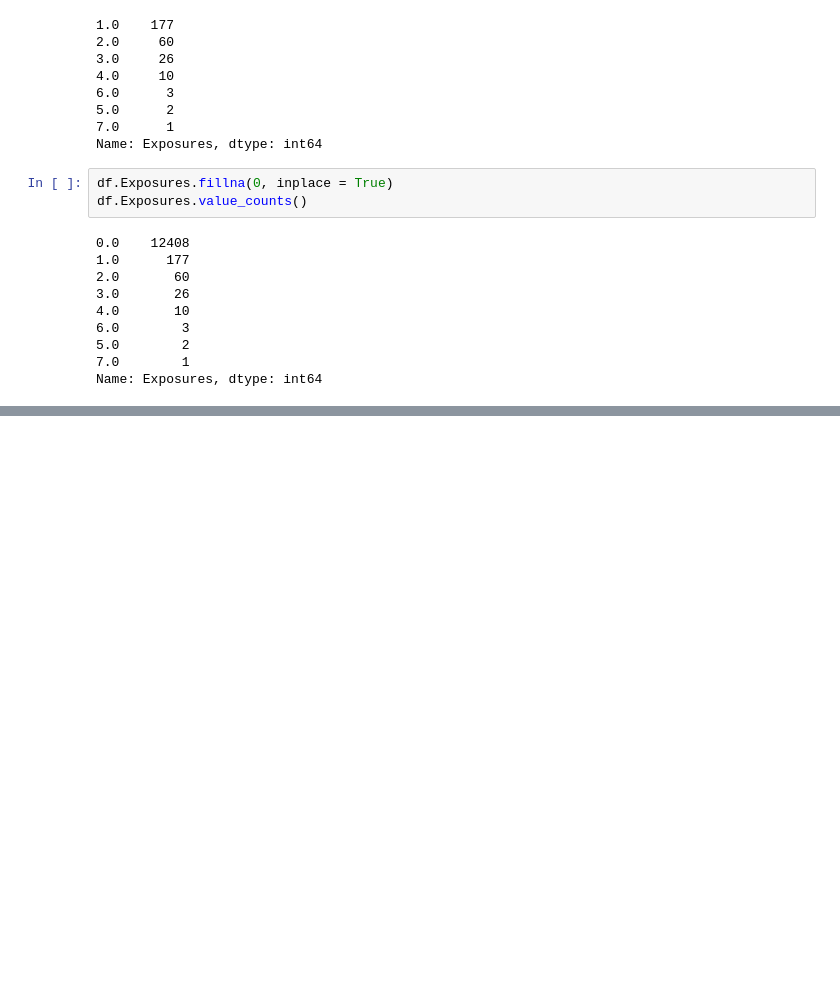
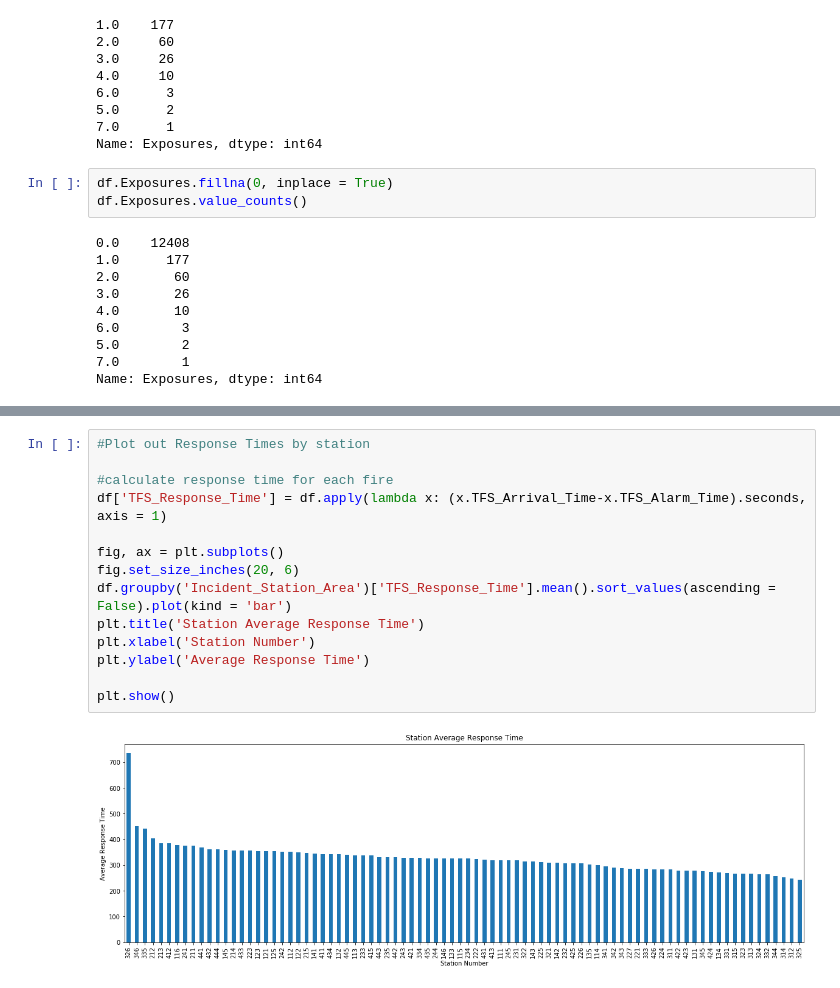
Before and after one commit to mparravani/Toronto_FireIncidents, a Jupyter notebook: Toronto Fire Analysis.ipynb, the cells around one changed output, grey strips where cells are left out. Saved outputs shown, nothing was run; the diff lists cells and outputs as text; blank space fills up the shorter version.

```diff
--- a/Toronto Fire Analysis.ipynb
+++ b/Toronto Fire Analysis.ipynb
@@ -136,0 +184,16 @@ Name: Exposures, dtype: int64
+# %%
+#Plot out Response Times by station
+
+#calculate response time for each fire
+df['TFS_Response_Time'] = df.apply(lambda x: (x.TFS_Arrival_Time-x.TFS_Alarm_Time).seconds, axis = 1)
+
+fig, ax = plt.subplots()
+fig.set_size_inches(20, 6)
+df.groupby('Incident_Station_Area')['TFS_Response_Time'].mean().sort_values(ascending = False).plot(kind = 'bar')
+plt.title('Station Average Response Time')
+plt.xlabel('Station Number')
+plt.ylabel('Average Response Time')
+
+plt.show()
+# %% [output]
+[figure, added]
```
Also changed, not shown: parts of 13 cells of this notebook, 9 other files.
